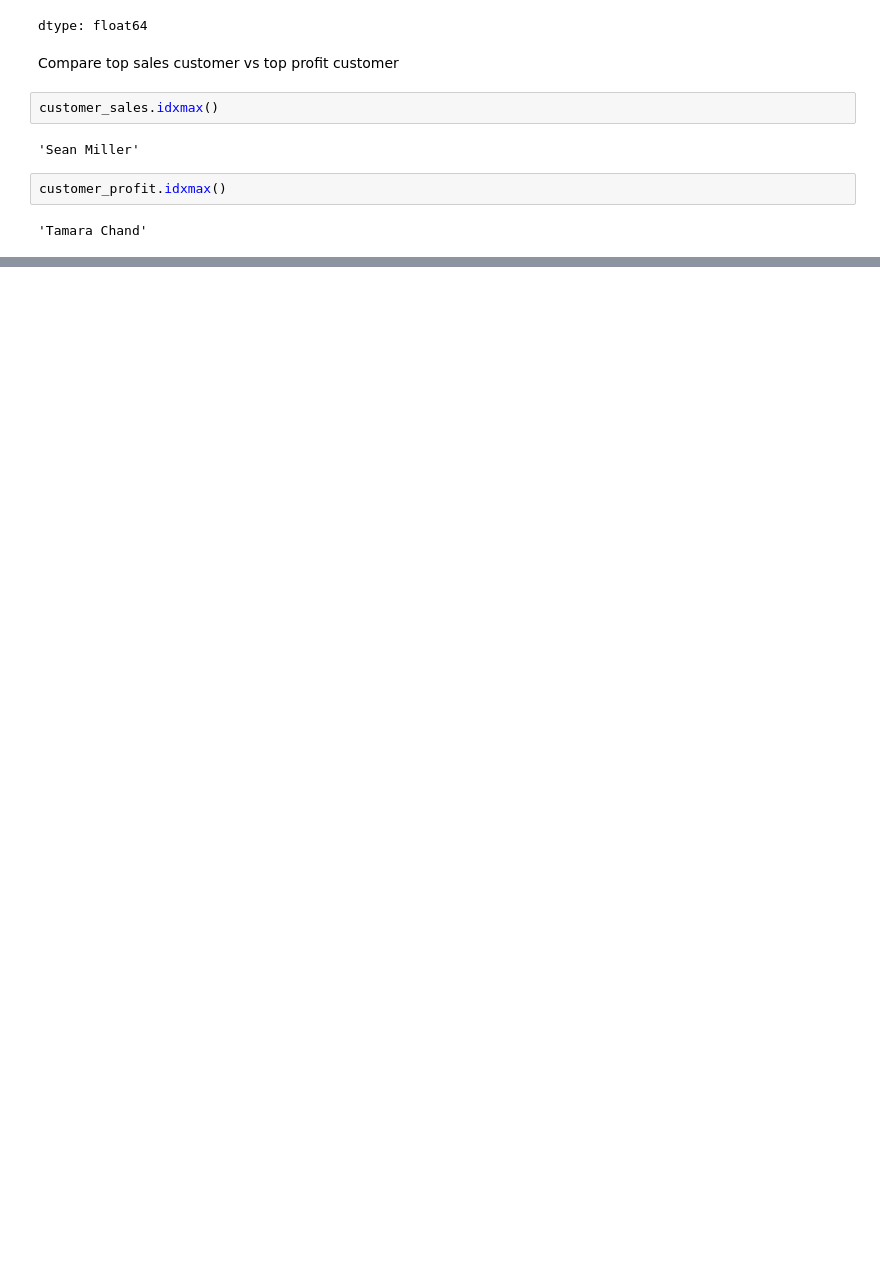
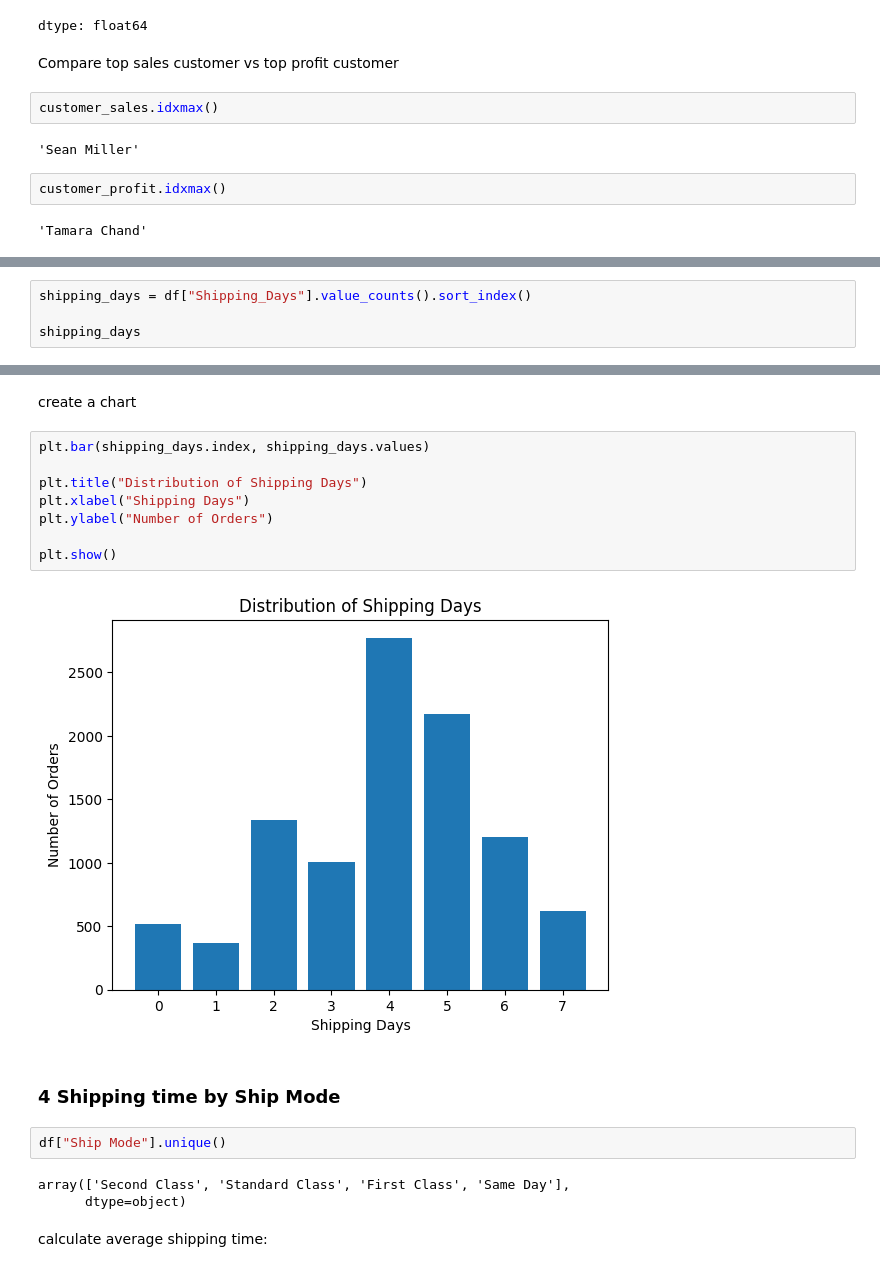
Before and after one commit to mukund1040/Data-Analytics-Projects, a Jupyter notebook: 02-Sales-Data-Analysis/Sales_Data_Analysis.ipynb, the cells around one changed output, grey strips where cells are left out. Drawn from its saved outputs; the diff is of its cells as text; blank space fills up the shorter version.

```diff
--- a/02-Sales-Data-Analysis/Sales_Data_Analysis.ipynb
+++ b/02-Sales-Data-Analysis/Sales_Data_Analysis.ipynb
@@ -640,0 +903,4 @@ customer_profit.idxmax()
+# %%
+shipping_days = df["Shipping_Days"].value_counts().sort_index()
+
+shipping_days
@@ -640,0 +919,21 @@ customer_profit.idxmax()
+# %% [markdown]
+create a chart
+# %%
+plt.bar(shipping_days.index, shipping_days.values)
+
+plt.title("Distribution of Shipping Days")
+plt.xlabel("Shipping Days")
+plt.ylabel("Number of Orders")
+
+plt.show()
+# %% [output]
+[figure, added]
+# %% [markdown]
+### 4 Shipping time by Ship Mode
+# %%
+df["Ship Mode"].unique()
+# %% [output]
+array(['Second Class', 'Standard Class', 'First Class', 'Same Day'],
+      dtype=object)
+# %% [markdown]
+calculate average shipping time:
```
Also changed, not shown: parts of 90 cells of this notebook.
